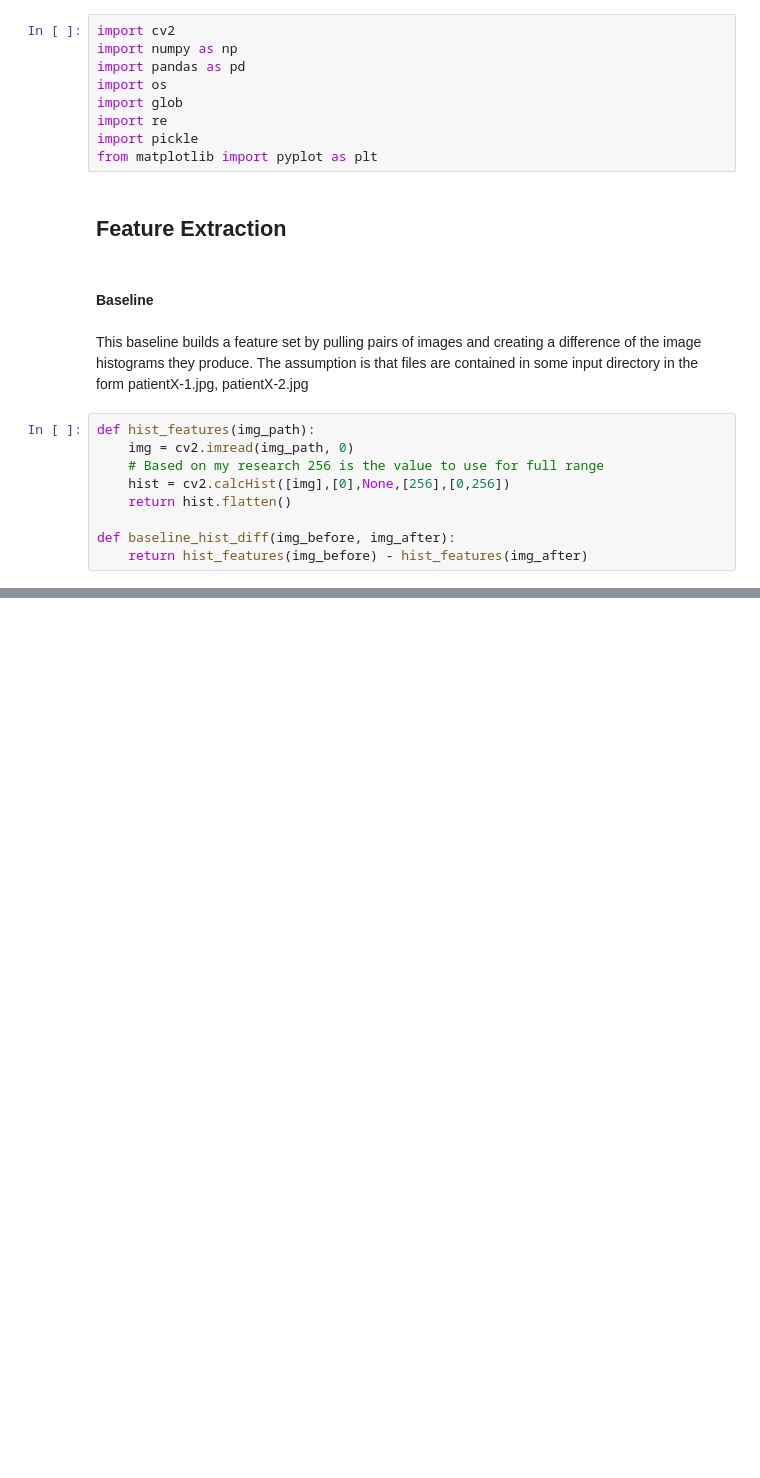
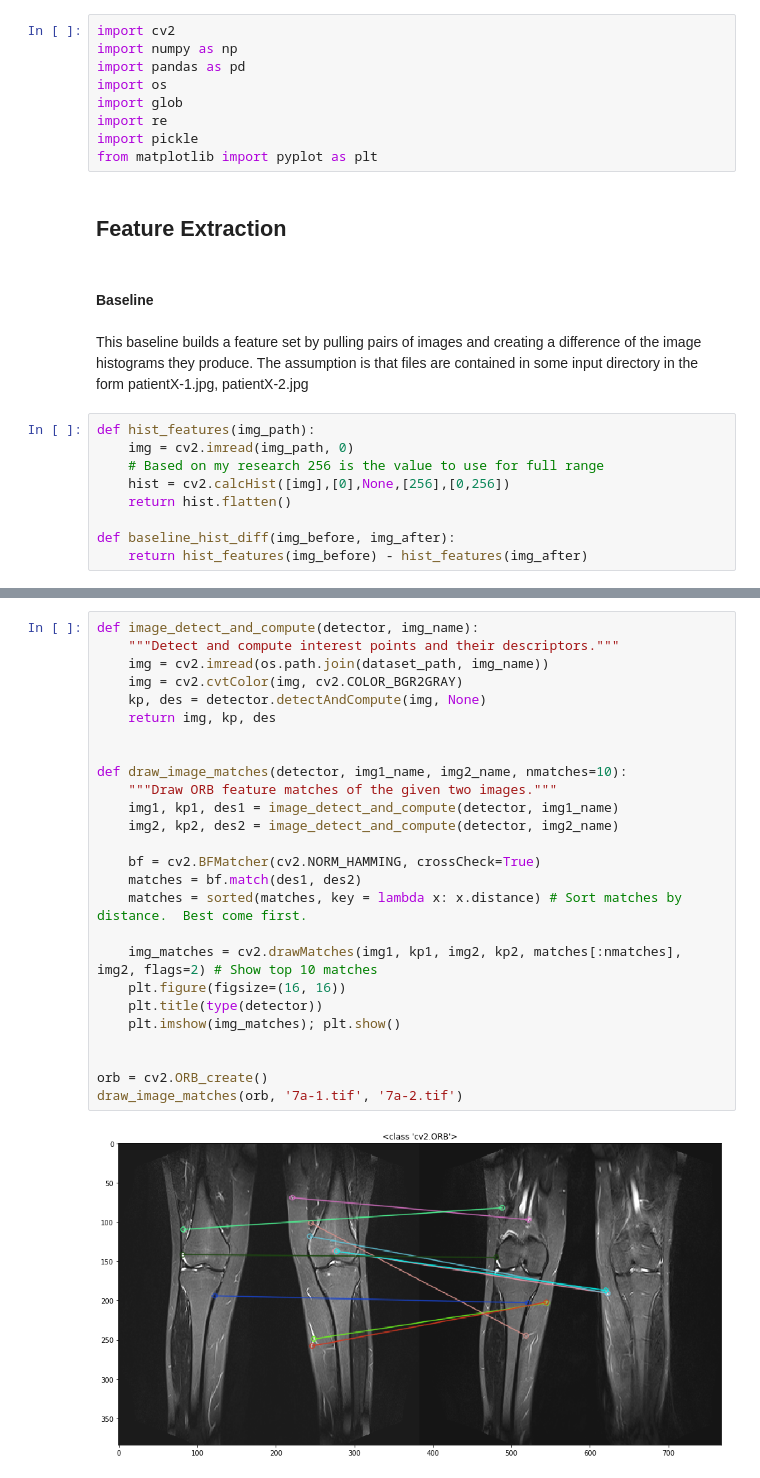
Before and after one commit to jatron/crmo-diagnosis-using-mri, a Jupyter notebook: Baseline.ipynb, the cells around one changed output, grey strips where cells are left out. Cells and saved outputs as stored; diff of their text form; blank space fills up the shorter version.

```diff
--- a/Baseline.ipynb
+++ b/Baseline.ipynb
@@ -46,0 +119,28 @@ r
+# %%
+def image_detect_and_compute(detector, img_name):
+    """Detect and compute interest points and their descriptors."""
+    img = cv2.imread(os.path.join(dataset_path, img_name))
+    img = cv2.cvtColor(img, cv2.COLOR_BGR2GRAY)
+    kp, des = detector.detectAndCompute(img, None)
+    return img, kp, des
+
+
+def draw_image_matches(detector, img1_name, img2_name, nmatches=10):
+    """Draw ORB feature matches of the given two images."""
+    img1, kp1, des1 = image_detect_and_compute(detector, img1_name)
+    img2, kp2, des2 = image_detect_and_compute(detector, img2_name)
+
+    bf = cv2.BFMatcher(cv2.NORM_HAMMING, crossCheck=True)
+    matches = bf.match(des1, des2)
+    matches = sorted(matches, key = lambda x: x.distance) # Sort matches by distance.  Best come first.
+
+    img_matches = cv2.drawMatches(img1, kp1, img2, kp2, matches[:nmatches], img2, flags=2) # Show top 10 matches
+    plt.figure(figsize=(16, 16))
+    plt.title(type(detector))
+    plt.imshow(img_matches); plt.show()
+
+
+orb = cv2.ORB_create()
+draw_image_matches(orb, '7a-1.tif', '7a-2.tif')
+# %% [output]
+[figure, added]
```
Also changed, not shown: parts of 9 cells of this notebook.
